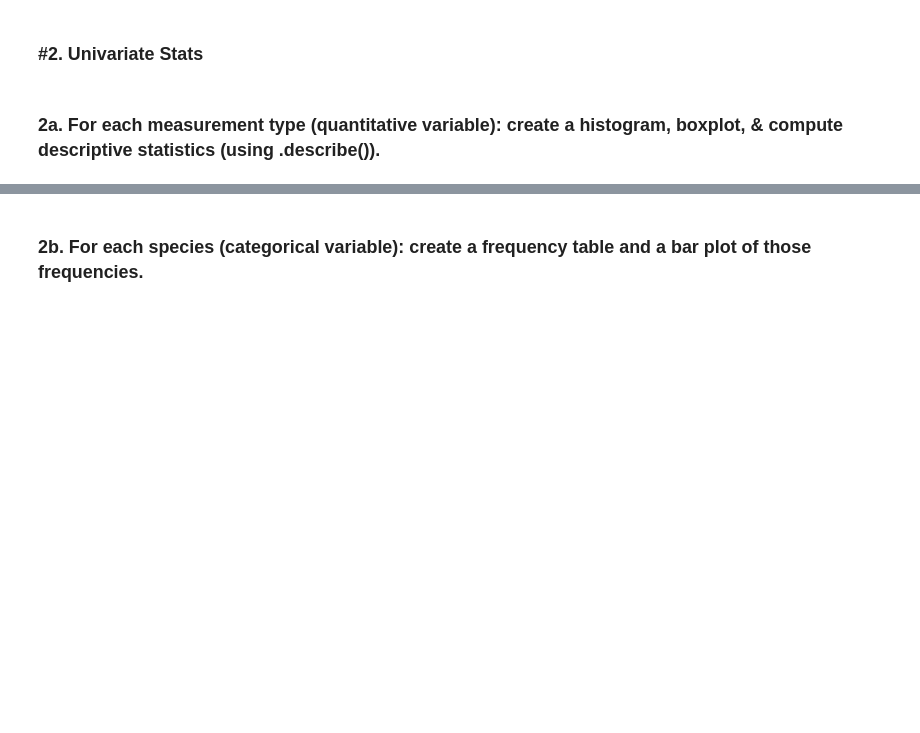
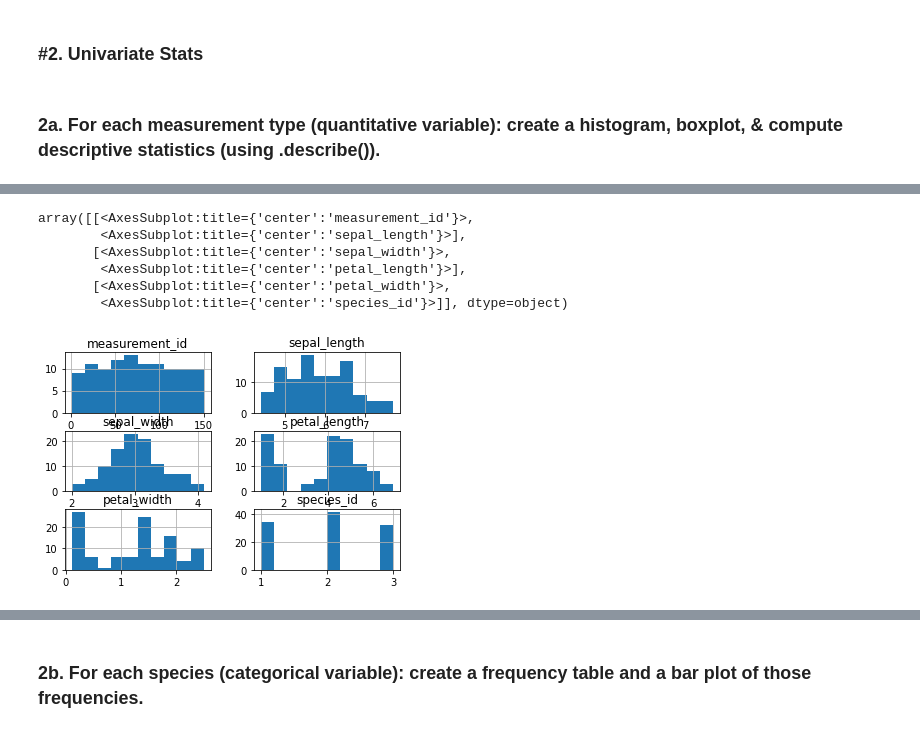
Before and after one commit to natasharivers/Classifications, a Jupyter notebook: classification_exercises.ipynb, the cells around one changed output, grey strips where cells are left out. Saved outputs shown, nothing was run; the diff lists cells and outputs as text; code cells hidden in the pictures; blank space fills up the shorter version.

```diff
--- a/classification_exercises.ipynb
+++ b/classification_exercises.ipynb
@@ -669,0 +703,10 @@ memory usage: 1.6+ KB
+# %%
+train.hist()
+# %% [output]
+array([[<AxesSubplot:title={'center':'measurement_id'}>,
+        <AxesSubplot:title={'center':'sepal_length'}>],
+       [<AxesSubplot:title={'center':'sepal_width'}>,
+        <AxesSubplot:title={'center':'petal_length'}>],
+       [<AxesSubplot:title={'center':'petal_width'}>,
+        <AxesSubplot:title={'center':'species_id'}>]], dtype=object)
+[figure, added]
```
Also changed, not shown: parts of 15 cells of this notebook.
